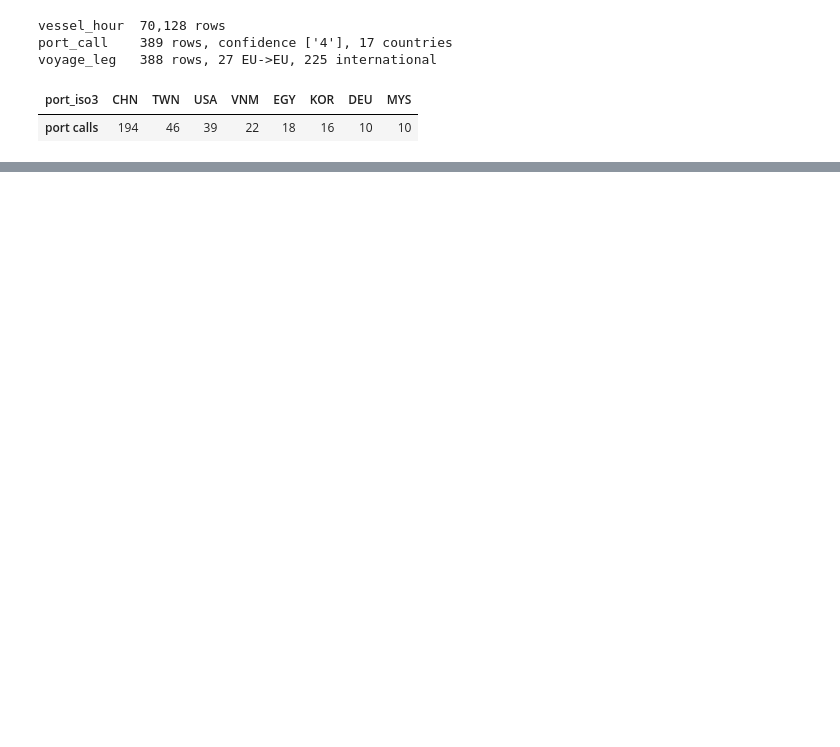
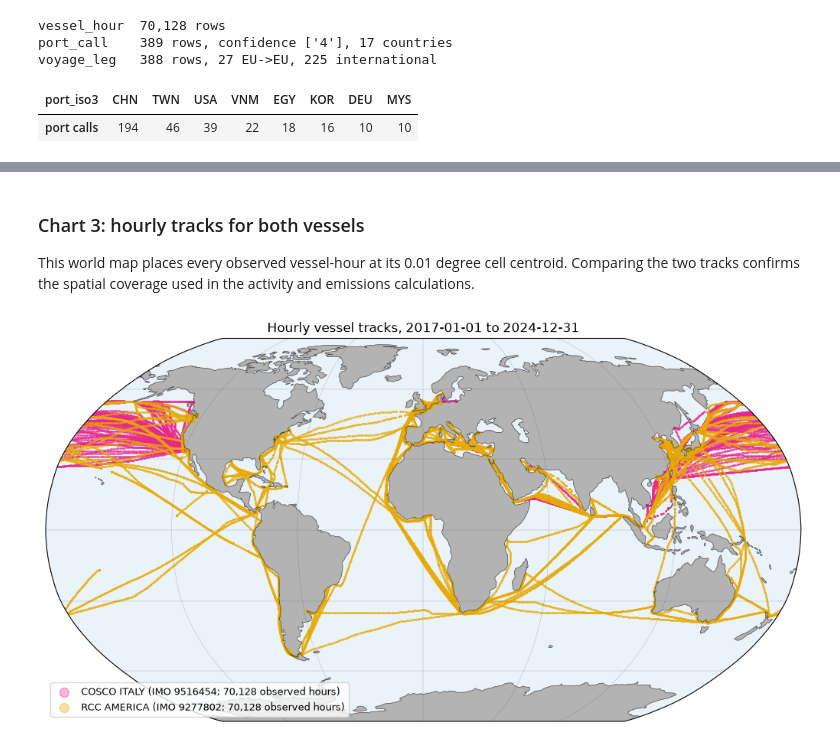
Before and after one commit to arantzazu-arregui/emissions-allocation, a Jupyter notebook: notebooks/01_methodology_walkthrough.ipynb, the cells around one changed output, grey strips where cells are left out. Saved outputs shown, nothing was run; the diff lists cells and outputs as text; code cells hidden in the pictures; blank space fills up the shorter version.

```diff
--- a/notebooks/01_methodology_walkthrough.ipynb
+++ b/notebooks/01_methodology_walkthrough.ipynb
@@ -884,0 +661,29 @@ code, never a substituted default.
+# %% [markdown]
+### Chart 3: hourly tracks for both vessels
+
+This world map places every observed vessel-hour at its 0.01 degree cell centroid. Comparing
+the two tracks confirms the spatial coverage used in the activity and emissions calculations.
+# %%
+track_colours = [COLOUR["magenta"], COLOUR["gold"]]
+fig = plt.figure(figsize=(13, 6.5))
+ax = plt.axes(projection=ccrs.Robinson())
+ax.set_global()
+ax.add_feature(cfeature.LAND, facecolor=COLOUR["gray"])
+ax.add_feature(cfeature.OCEAN, facecolor="#EAF2FA")
+ax.coastlines(linewidth=0.55, color="#4D4D4D")
+ax.gridlines(linewidth=0.35, color="#4D4D4D", alpha=0.35, draw_labels=False)
+
+for v, colour in zip(cfg, track_colours):
+    vessel_track = pd.read_parquet(INTERIM / f"vessel_hour_{v.imo}.parquet").dropna(
+        subset=["lat", "lon"]
+    )
+    scatter_kwargs = {"s": 1.2, "alpha": 0.35, "color": colour,
+                      "label": f"{v.shipnames[0]} (IMO {v.imo}; {len(vessel_track):,} observed hours)"}
+    scatter_kwargs["transform"] = ccrs.PlateCarree()
+    ax.scatter(vessel_track.lon, vessel_track.lat, **scatter_kwargs)
+
+ax.set_title(f"Hourly vessel tracks, {cfg.start_date} to {cfg.end_date}")
+ax.legend(markerscale=8, fontsize=9, loc="lower left")
+plt.show()
+# %% [output]
+[figure, added]
```
Also changed, not shown: parts of 53 cells of this notebook, 5 other files.
